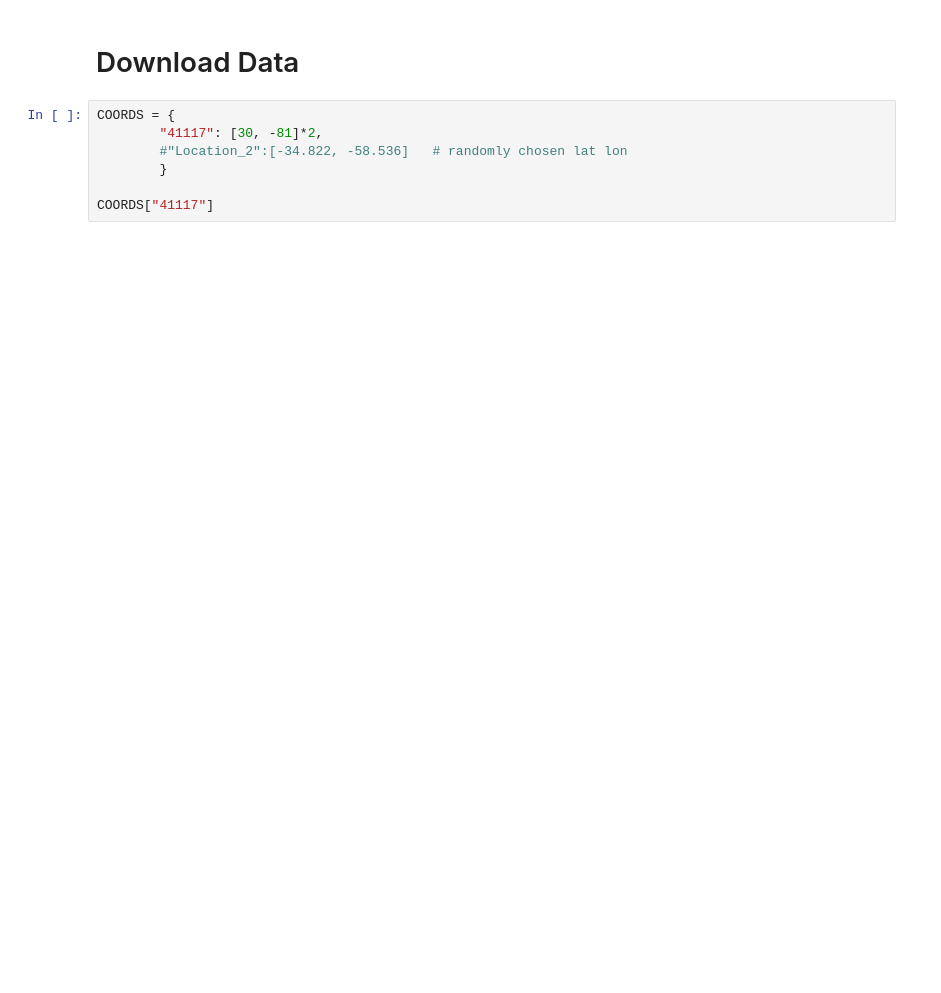
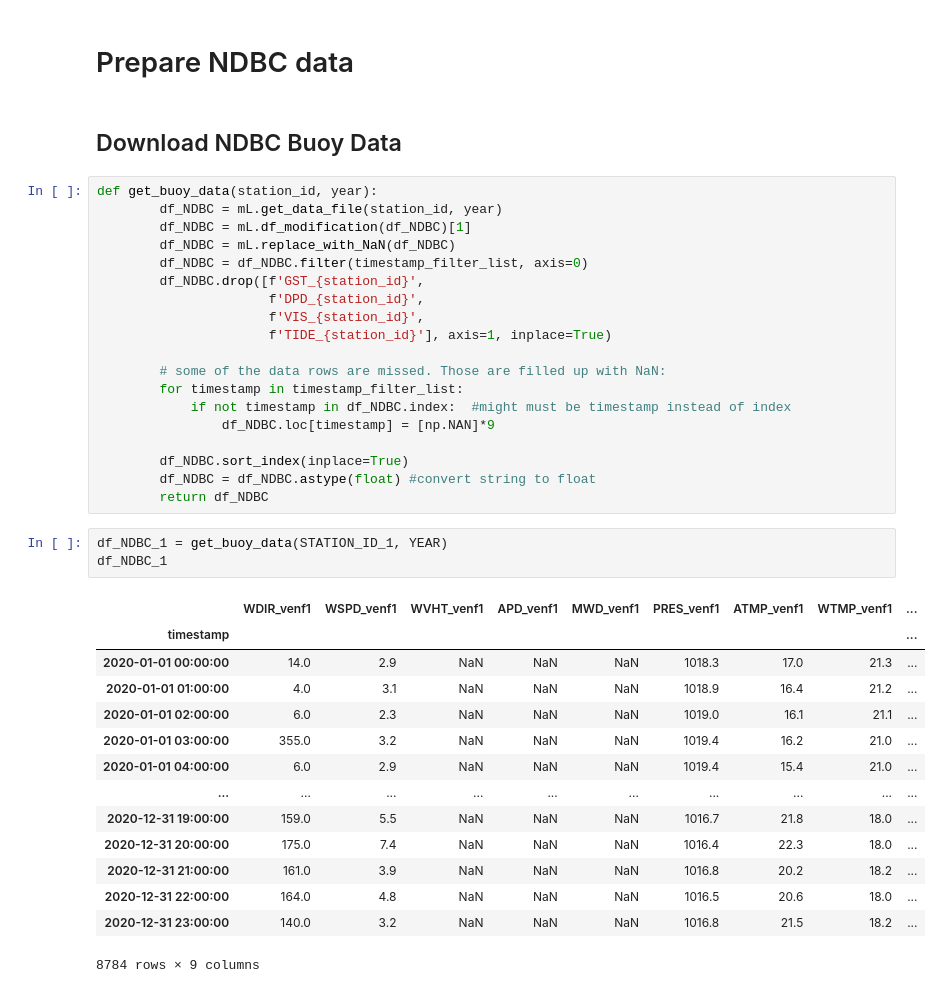
Before and after one commit to elsandner/Master_Project, a Jupyter notebook: ERA5/ERA5_single_location_with_Library.ipynb, the cells around one changed output. Drawn from its saved outputs; the diff is of its cells as text; blank space fills up the shorter version.

Commit message:
finished NDBC-ERA5 single point comparison

```diff
--- a/ERA5/ERA5_single_location_with_Library.ipynb
+++ b/ERA5/ERA5_single_location_with_Library.ipynb
@@ -20,9 +189,41 @@ FileNotFoundError: [Errno 2] No such file or directory: 'ERA5/.cdsapirc'
+# %% [markdown]
+# Prepare NDBC data
 # %% [markdown]
-# Download Data
+## Download NDBC Buoy Data
-# %%
-COORDS = {
-        "41117": [30, -81]*2,
-        #"Location_2":[-34.822, -58.536]   # randomly chosen lat lon
-        }
-
-COORDS["41117"]
+# %%
+def get_buoy_data(station_id, year):
+        df_NDBC = mL.get_data_file(station_id, year)
+        df_NDBC = mL.df_modification(df_NDBC)[1]
+        df_NDBC = mL.replace_with_NaN(df_NDBC)
+        df_NDBC = df_NDBC.filter(timestamp_filter_list, axis=0)
+        df_NDBC.drop([f'GST_{station_id}',
+                      f'DPD_{station_id}',
+                      f'VIS_{station_id}',
+                      f'TIDE_{station_id}'], axis=1, inplace=True)
+
+        # some of the data rows are missed. Those are filled up with NaN:
+        for timestamp in timestamp_filter_list:
+            if not timestamp in df_NDBC.index:  #might must be timestamp instead of index
+                df_NDBC.loc[timestamp] = [np.NAN]*9
+
+        df_NDBC.sort_index(inplace=True)
+        df_NDBC = df_NDBC.astype(float) #convert string to float
+        return df_NDBC
+# %%
+df_NDBC_1 = get_buoy_data(STATION_ID_1, YEAR)
+df_NDBC_1
+# %% [output]
+|  | WDIR_venf1 | WSPD_venf1 | WVHT_venf1 | APD_venf1 | MWD_venf1 | PRES_venf1 | ATMP_venf1 | WTMP_venf1 | ... |
+| timestamp |  |  |  |  |  |  |  |  | ... |
+| 2020-01-01 00:00:00 | 14.0 | 2.9 | NaN | NaN | NaN | 1018.3 | 17.0 | 21.3 | ... |
+| 2020-01-01 01:00:00 | 4.0 | 3.1 | NaN | NaN | NaN | 1018.9 | 16.4 | 21.2 | ... |
+| 2020-01-01 02:00:00 | 6.0 | 2.3 | NaN | NaN | NaN | 1019.0 | 16.1 | 21.1 | ... |
+| 2020-01-01 03:00:00 | 355.0 | 3.2 | NaN | NaN | NaN | 1019.4 | 16.2 | 21.0 | ... |
+| 2020-01-01 04:00:00 | 6.0 | 2.9 | NaN | NaN | NaN | 1019.4 | 15.4 | 21.0 | ... |
+| ... | ... | ... | ... | ... | ... | ... | ... | ... | ... |
+| 2020-12-31 19:00:00 | 159.0 | 5.5 | NaN | NaN | NaN | 1016.7 | 21.8 | 18.0 | ... |
+| 2020-12-31 20:00:00 | 175.0 | 7.4 | NaN | NaN | NaN | 1016.4 | 22.3 | 18.0 | ... |
+| 2020-12-31 21:00:00 | 161.0 | 3.9 | NaN | NaN | NaN | 1016.8 | 20.2 | 18.2 | ... |
+| 2020-12-31 22:00:00 | 164.0 | 4.8 | NaN | NaN | NaN | 1016.5 | 20.6 | 18.0 | ... |
+| 2020-12-31 23:00:00 | 140.0 | 3.2 | NaN | NaN | NaN | 1016.8 | 21.5 | 18.2 | ... |
+8784 rows × 9 columns
```
Also changed, not shown: parts of 36 cells of this notebook, 1 other file.
